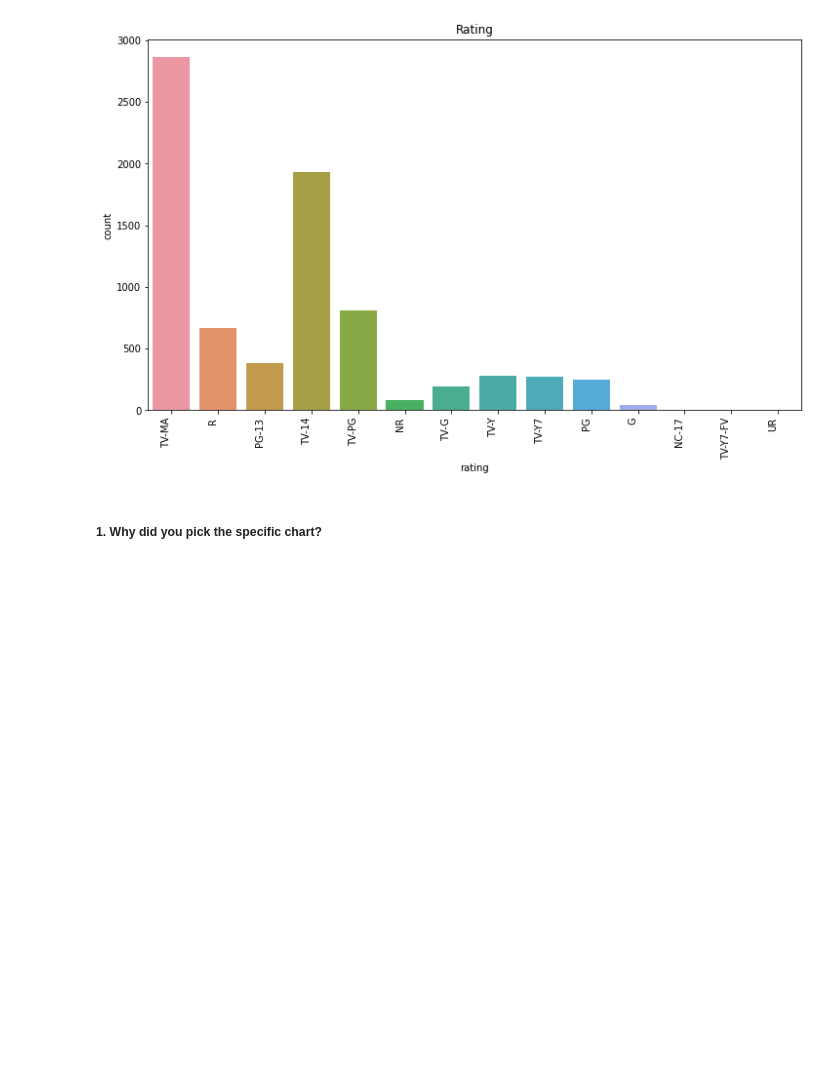
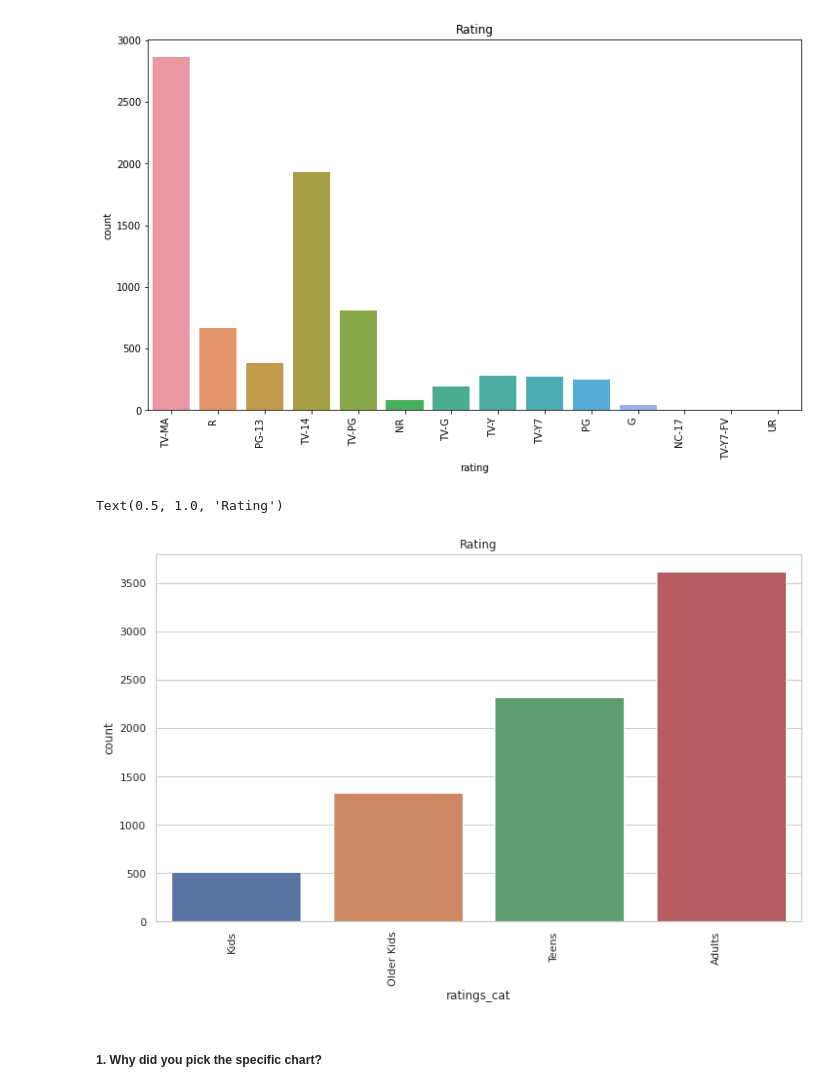
Before and after one commit to Kaustubh-Amare/Netflix-movies-and-tv-shows-clustering-ML, a Jupyter notebook: Netflix_Movies_&_TV_shows_clustering_ML.ipynb, the cells around one changed output. Drawn from its saved outputs; the diff is of its cells as text; code cells hidden in the pictures; blank space fills up the shorter version.

```diff
--- a/Netflix_Movies_&_TV_shows_clustering_ML.ipynb
+++ b/Netflix_Movies_&_TV_shows_clustering_ML.ipynb
@@ -368,3 +445,8 @@ df_shows.seasons = df_shows.seasons.str.replace(' Seasons','').astype(int)
+# %%
+content_df['type'] = pd.Categorical(content_df['type'])
+
+# ratings_cat is another category (4 classes)
+content_df['ratings_cat'] = pd.Categorical(content_df['ratings_cat'], categories=['Kids', 'Older Kids', 'Teens', 'Adults'])
 # %% [markdown]
 ### What all manipulations have you done and insights you found?
 # %% [markdown]
@@ -374,14 +456,14 @@ Answer Here.
 # %% [markdown]
 #### Chart - 1
 # %%
-# Chart - 1 visualization code
-# pie chart for movie and tv show
-labels = ['Movie', 'TV show']
-size = content_df['type'].value_counts()
-colors = plt.cm.Wistia(np.linspace(0, 1, 2))
-explode = [0, 0.1]
-plt.rcParams['figure.figsize'] = (6, 7)
-plt.pie(size,labels=labels, colors = colors,autopct='%1.1f%%', explode = explode, shadow = True, startangle = 90)
-plt.title('Distribution of Type', fontsize = 25)
-plt.legend()
-plt.show()
+# # Chart - 1 visualization code
+# # pie chart for movie and tv show
+# labels = ['Movie', 'TV show']
+# size = content_df['type'].value_counts()
+# colors = plt.cm.Wistia(np.linspace(0, 1, 2))
+# explode = [0, 0.1]
+# plt.rcParams['figure.figsize'] = (6, 7)
+# plt.pie(size,labels=labels, colors = colors,autopct='%1.1f%%', explode = explode, shadow = True, startangle = 90)
+# plt.title('Distribution of Type', fontsize = 25)
+# plt.legend()
+# plt.show()
@@ -418,6 +498,17 @@ plt.title('Rating')
 # %% [output]
 Text(0.5, 1.0, 'Rating')
 [figure]
+# %%
+# Chart - 2 visualization code
+# count plot for ratings
+sns.countplot(content_df['ratings_cat'])
+sns.countplot(content_df['ratings_cat']).set_xticklabels(sns.countplot(content_df['ratings_cat']).get_xticklabels(), rotation=90, ha="right")
+fig = plt.gcf()
+fig.set_size_inches(12,7)
+plt.title('Rating')
+# %% [output]
+Text(0.5, 1.0, 'Rating')
+[figure, added]
 # %% [markdown]
 ##### 1. Why did you pick the specific chart?
 # %% [markdown]
```
Also changed, not shown: parts of 46 cells of this notebook.
